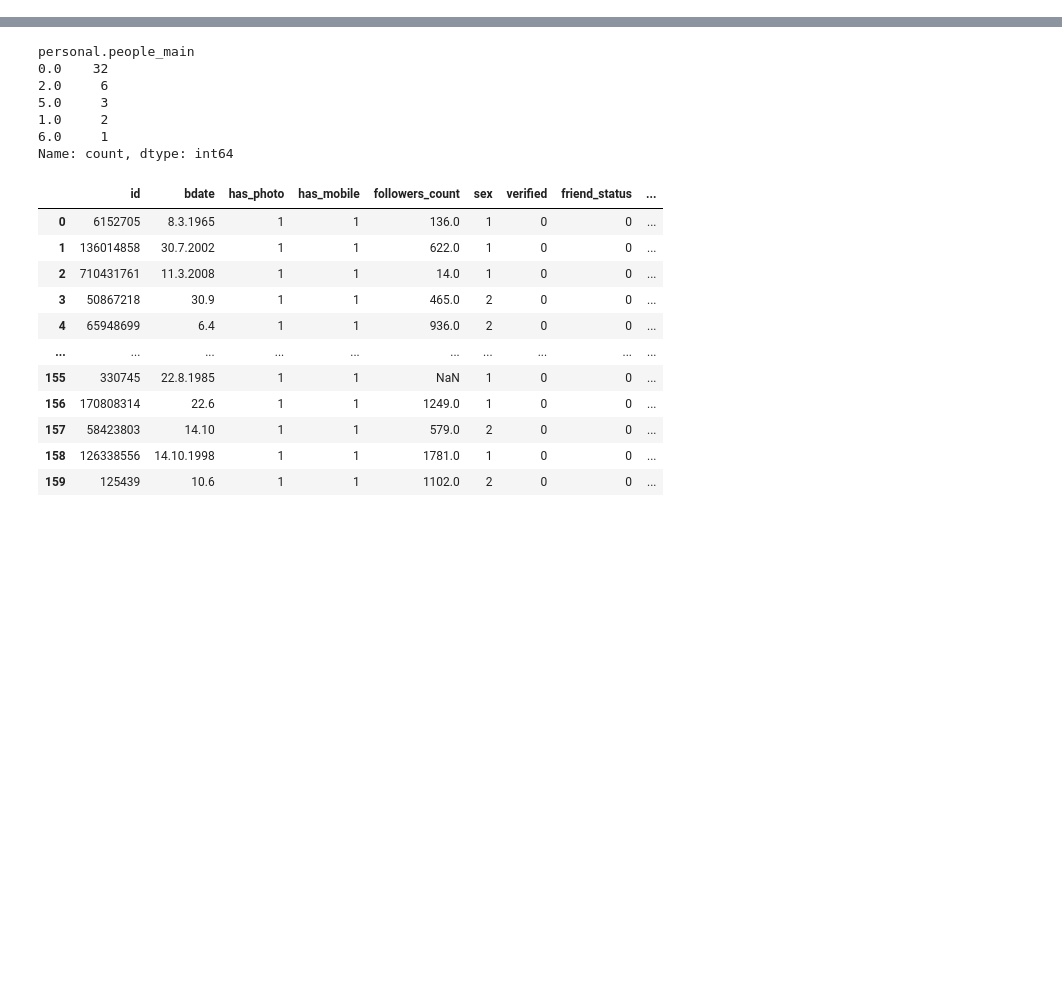
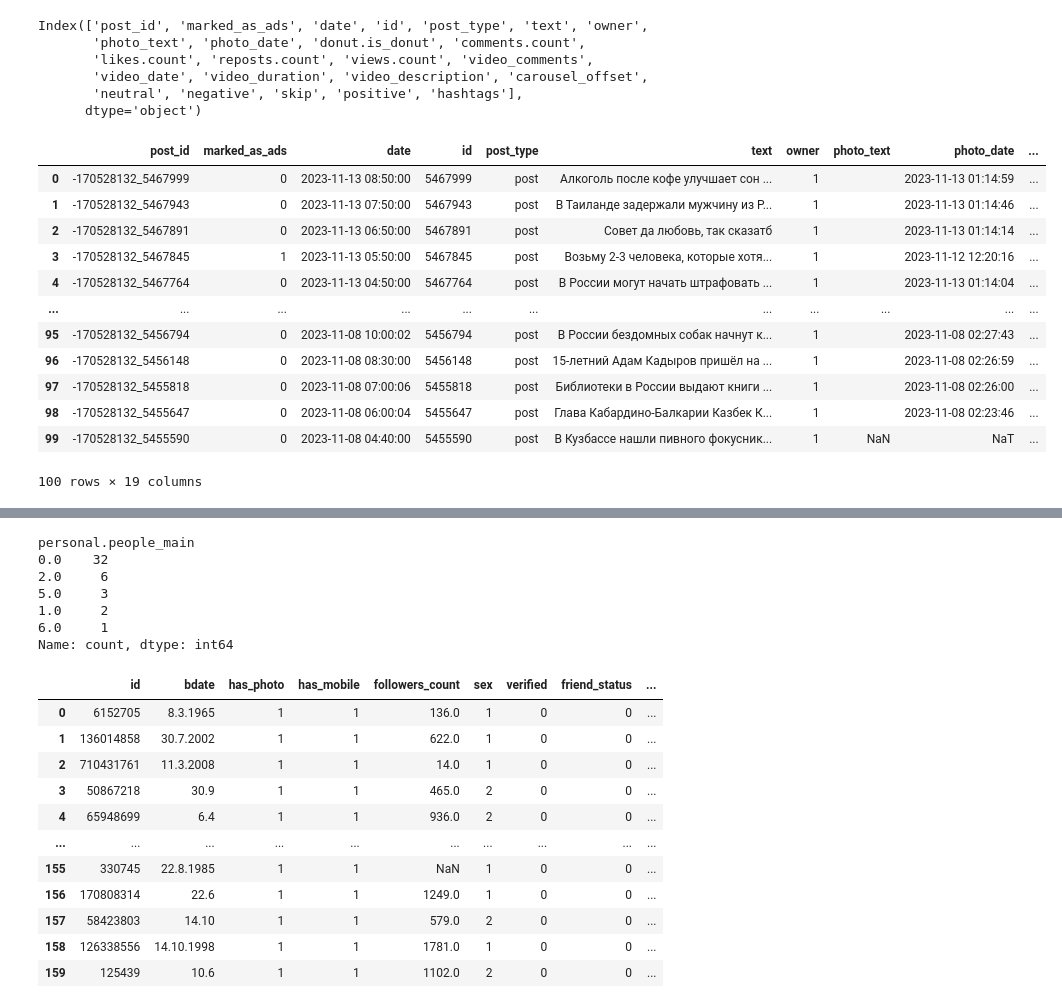
Before and after one commit to geniusserg/UserGenerator, a Jupyter notebook: research.ipynb, the cells around one changed output, grey strips where cells are left out. Saved outputs shown, nothing was run; the diff lists cells and outputs as text; code cells hidden in the pictures; blank space fills up the shorter version.

Commit message:
Add preprocessor for posts information. Matrix construction

```diff
--- a/research.ipynb
+++ b/research.ipynb
@@ -9,0 +8,2 @@ True
+# %%
+f = grabber.get_items_of_page("170528132", count=8)
@@ -9,0 +12,3 @@ True
+# %%
+# how to filter active users >
+active_users = recsys_matrix.loc[:, (~recsys_matrix.isna()).sum() > 3].columns
@@ -9,0 +34,6 @@ True
+# %%
+users_info = []
+for j in active_users:
+    users_info.append(grabber.user_request(j))
+    time.sleep(0.4)
+users_info
@@ -9,0 +66,11 @@ True
+# %%
+dfres = []
+for i in f["likes"]:
+    postid = i["post_id"]
+    likes = i["likes"]
+    for j in likes:
+        dfres.append([postid, j])
+
+df = pd.DataFrame(dfres)
+sparse_matrix = df.pivot_table(index=0, columns=1, aggfunc="size")
+sparse_matrix
@@ -9,0 +102,28 @@ True
+# %%
+df.columns
+# %% [output]
+Index(['post_id', 'marked_as_ads', 'date', 'id', 'post_type', 'text', 'owner',
+       'photo_text', 'photo_date', 'donut.is_donut', 'comments.count',
+       'likes.count', 'reposts.count', 'views.count', 'video_comments',
+       'video_date', 'video_duration', 'video_description', 'carousel_offset',
+       'neutral', 'negative', 'skip', 'positive', 'hashtags'],
+      dtype='object')
+# %%
+df = pd.json_normalize([{"post_id": i["post_id"], **i["post_info"]} for i in f["posts"]])
+for i in ["date", "photo_date", "video_date"]:
+    df.loc[:, i] = pd.to_datetime(df[i], unit='s', origin='unix')
+df
+# %% [output]
+|  | post_id | marked_as_ads | date | id | post_type | text | owner | photo_text | photo_date | ... |
+| 0 | -170528132_5467999 | 0 | 2023-11-13 08:50:00 | 5467999 | post | Алкоголь после кофе улучшает сон ... | 1 |  | 2023-11-13 01:14:59 | ... |
+| 1 | -170528132_5467943 | 0 | 2023-11-13 07:50:00 | 5467943 | post | В Таиланде задержали мужчину из Р... | 1 |  | 2023-11-13 01:14:46 | ... |
+| 2 | -170528132_5467891 | 0 | 2023-11-13 06:50:00 | 5467891 | post | Совет да любовь, так сказатб | 1 |  | 2023-11-13 01:14:14 | ... |
+| 3 | -170528132_5467845 | 1 | 2023-11-13 05:50:00 | 5467845 | post | Возьму 2-3 человека, которые хотя... | 1 |  | 2023-11-12 12:20:16 | ... |
+| 4 | -170528132_5467764 | 0 | 2023-11-13 04:50:00 | 5467764 | post | В России могут начать штрафовать ... | 1 |  | 2023-11-13 01:14:04 | ... |
+| ... | ... | ... | ... | ... | ... | ... | ... | ... | ... | ... |
+| 95 | -170528132_5456794 | 0 | 2023-11-08 10:00:02 | 5456794 | post | В России бездомных собак начнут к... | 1 |  | 2023-11-08 02:27:43 | ... |
+| 96 | -170528132_5456148 | 0 | 2023-11-08 08:30:00 | 5456148 | post | 15-летний Адам Кадыров пришёл на ... | 1 |  | 2023-11-08 02:26:59 | ... |
+| 97 | -170528132_5455818 | 0 | 2023-11-08 07:00:06 | 5455818 | post | Библиотеки в России выдают книги ... | 1 |  | 2023-11-08 02:26:00 | ... |
+| 98 | -170528132_5455647 | 0 | 2023-11-08 06:00:04 | 5455647 | post | Глава Кабардино-Балкарии Казбек К... | 1 |  | 2023-11-08 02:23:46 | ... |
+| 99 | -170528132_5455590 | 0 | 2023-11-08 04:40:00 | 5455590 | post | В Кузбассе нашли пивного фокусник... | 1 | NaN | NaT | ... |
+100 rows × 19 columns
```
Also changed, not shown: parts of 28 cells of this notebook, 3 other files.
